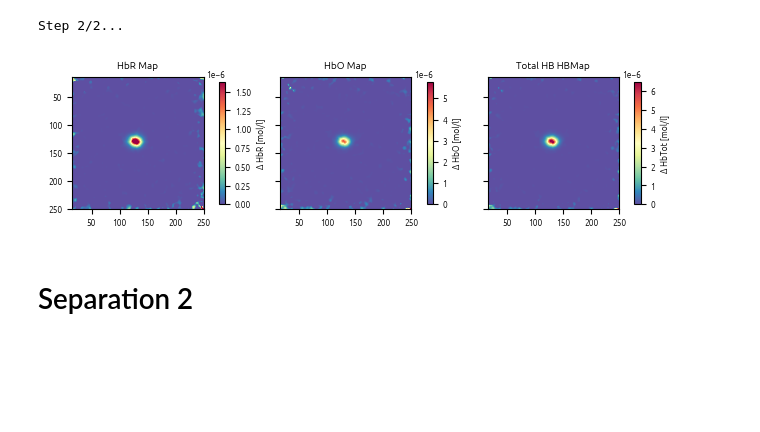
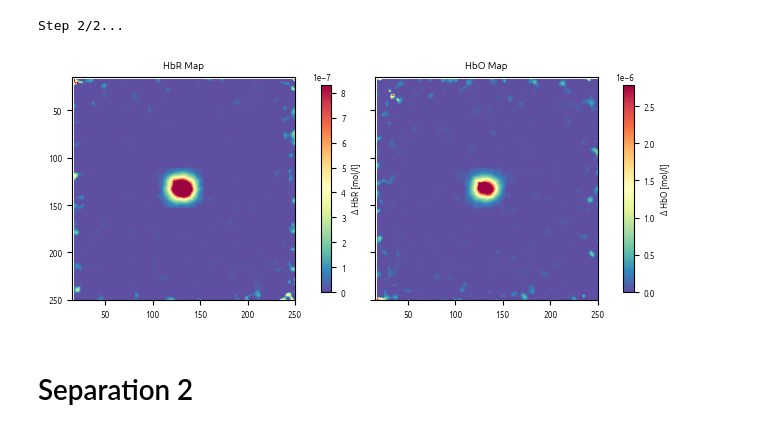
Before and after one commit to nicocarbone/MamoRefCodePublic, a Jupyter notebook: MamoRefRecon2D_MC_MultiSep.ipynb, the cells around one changed output. Cells and saved outputs as stored; diff of their text form; code cells hidden in the pictures; blank space fills up the shorter version.

```diff
--- a/MamoRefRecon2D_MC_MultiSep.ipynb
+++ b/MamoRefRecon2D_MC_MultiSep.ipynb
@@ -43,9 +48,6 @@ for i in range(shapeImagesMC2_Sep1[0]):
 
 imagesCentered1 = []
 imagesCentered2 = []
-
-cropSizeX = 80
-cropSizeY = 80
 
 for i, image in enumerate(imagesMC1_Sep1):
     imageTemp = aux.cropAroundPosition(image, round(centersPos1[i][1]), round(centersPos1[i][0]), cropSizeX, cropSizeY)
@@ -75,7 +77,7 @@ plt.imshow(imagesDiv1[12])
 # %%
 # Generate 2D reconstruction using gaussian weights
 
-gaussianWeights = aux.gaussian2D(cropSizeX,cropSizeY,int(cropSizeX/2),int(cropSizeX/2),sigma=10,muu=0,contrast=0)
+gaussianWeights = aux.gaussian2D(cropSizeX,cropSizeY,int(cropSizeX/2),int(cropSizeX/2),sigma=sigmaGauss,muu=0,contrast=0)
 
 recon2DAll1, recon2DAllCount1 = aux.recon2D(imagesDiv1, centersPos1, weights=gaussianWeights)
 recon2DAll2, recon2DAllCount2 = aux.recon2D(imagesDiv2, centersPos2, weights=gaussianWeights)
@@ -111,9 +113,9 @@ cropSize = 100
 
 HbXMaps_2D = hbx.MamoRef_dHbX(imRaw, lambdas, centersPos1, cropSize, cropSize)
 
-desOxyMap_2D = HbXMaps_2D[:,:,1]
-OxyMap_2D = HbXMaps_2D[:,:,0]
-TotMap_2D = desOxyMap_2D + OxyMap_2D
+desOxyMap_2D_Sep1 = HbXMaps_2D[:,:,1]
+OxyMap_2D_Sep1 = HbXMaps_2D[:,:,0]
+TotMap_2D_Sep1 = desOxyMap_2D_Sep1 + OxyMap_2D_Sep1
 # %% [output]
 Step 1/2...
 Step 2/2...
@@ -121,11 +123,11 @@ Step 2/2...
 #desOxyMap_2D_filtered = ndimage.median_filter(desOxyMap_2D,0)
 #OxyMap_2D_filtered = ndimage.median_filter(OxyMap_2D,0)
 
-desOxyMap_2D_filtered = desOxyMap_2D
-OxyMap_2D_filtered = OxyMap_2D
+desOxyMap_2D_filtered_Sep1 = desOxyMap_2D_Sep1
+OxyMap_2D_filtered_Sep1 = OxyMap_2D_Sep1
 
-desOxyMap_2D_filtered[desOxyMap_2D_filtered==np.nan] = 0
-OxyMap_2D_filtered[OxyMap_2D_filtered==np.nan] = 0
+desOxyMap_2D_filtered_Sep1[desOxyMap_2D_filtered_Sep1==np.nan] = 0
+OxyMap_2D_filtered_Sep1[OxyMap_2D_filtered_Sep1==np.nan] = 0
 # %%
 colorMap = "Spectral_r"
 
@@ -136,56 +138,58 @@ font = {'family' : 'ubuntu',
 mp.rc('font', **font)
 
 
+if doTotMap:
+        figSats, ((DesOxy, Oxy, Tot)) = plt.subplots(1, 3, sharex=True, sharey=True)
+        font["size"] = 6
+        mp.rc('font', **font)
+else:
+        figSats, ((DesOxy,Oxy)) = plt.subplots(1, 2, sharex=True, sharey=True)
 
-figSats, ((DesOxy, Oxy, Tot)) = plt.subplots(1, 3, sharex=True, sharey=True)
-
-maxDev = 10
-
-sd = np.nanstd(desOxyMap_2D_filtered)
-median = np.nanmedian(desOxyMap_2D_filtered)
+sd = np.nanstd(desOxyMap_2D_filtered_Sep1)
+median = np.nanmedian(desOxyMap_2D_filtered_Sep1)
 vmax = median + maxDev * sd
 vmin = 0
 
-figDesOxy = DesOxy.imshow(desOxyMap_2D_filtered, vmin=vmin, vmax=vmax, cmap=mp.colormaps[colorMap], extent=extent)
+figDesOxy = DesOxy.imshow(desOxyMap_2D_filtered_Sep1, vmin=vmin, vmax=vmax, cmap=mp.colormaps[colorMap], extent=extent)
 c1 = figSats.colorbar(figDesOxy, ax=DesOxy, fraction=0.04, pad=0.1)
 c1.set_label("Δ HbR [mol/l]")
 
-sd = np.nanstd(OxyMap_2D_filtered)
-median = np.nanmedian(OxyMap_2D_filtered)
+sd = np.nanstd(OxyMap_2D_filtered_Sep1)
+median = np.nanmedian(OxyMap_2D_filtered_Sep1)
 vmax = median + maxDev * sd
 vmin = 0
 
 
-figOxy = Oxy.imshow(OxyMap_2D_filtered, vmin=vmin, vmax=vmax, cmap=mp.colormaps[colorMap], extent=extent)
+figOxy = Oxy.imshow(OxyMap_2D_filtered_Sep1, vmin=vmin, vmax=vmax, cmap=mp.colormaps[colorMap], extent=extent)
 c2 = figSats.colorbar(figOxy, ax=Oxy, fraction=0.04, pad=0.1)
 c2.set_label("Δ HbO [mol/l]")
 
 
-TotMap_2D = desOxyMap_2D_filtered + OxyMap_2D_filtered
+if doTotMap:
+        TotMap_2D_Sep1 = desOxyMap_2D_filtered_Sep1 + OxyMap_2D_filtered_Sep1
 
-sd = np.nanstd(TotMap_2D)
-median = np.nanmedian(TotMap_2D)
-vmax = median + maxDev * sd
-vmin = 0
+        sd = np.nanstd(TotMap_2D_Sep1)
+        median = np.nanmedian(TotMap_2D_Sep1)
+        vmax = median + maxDev * sd
+        vmin = 0
 
 
-figTot = Tot.imshow(TotMap_2D, vmin=vmin, vmax=vmax, cmap=mp.colormaps[colorMap], extent=extent)
-c3 = figSats.colorbar(figTot, ax=Tot, fraction=0.04, pad=0.1)
-c3.set_label("Δ HbTot [mol/l]")
+        figTot = Tot.imshow(TotMap_2D_Sep1, vmin=vmin, vmax=vmax, cmap=mp.colormaps[colorMap], extent=extent)
+        c3 = figSats.colorbar(figTot, ax=Tot, fraction=0.04, pad=0.1)
+        c3.set_label("Δ HbTot [mol/l]")
+
+        Tot.set_title("Total HB HBMap")
 
 
 DesOxy.set_title("HbR Map")
 
 Oxy.set_title("HbO Map")
 
-Tot.set_title("Total HB HBMap")
-
-
 figSats.tight_layout()
 
 figSats.savefig("MC2Incs_HbXMaps_MultiSep_Sep1.png", dpi=300)
 # %% [output]
-[figure, old version]
+[figure, new version]
 # %% [markdown]
 # Separation  2
 # %%
```
Also changed, not shown: parts of 27 cells of this notebook, 1 other file.
